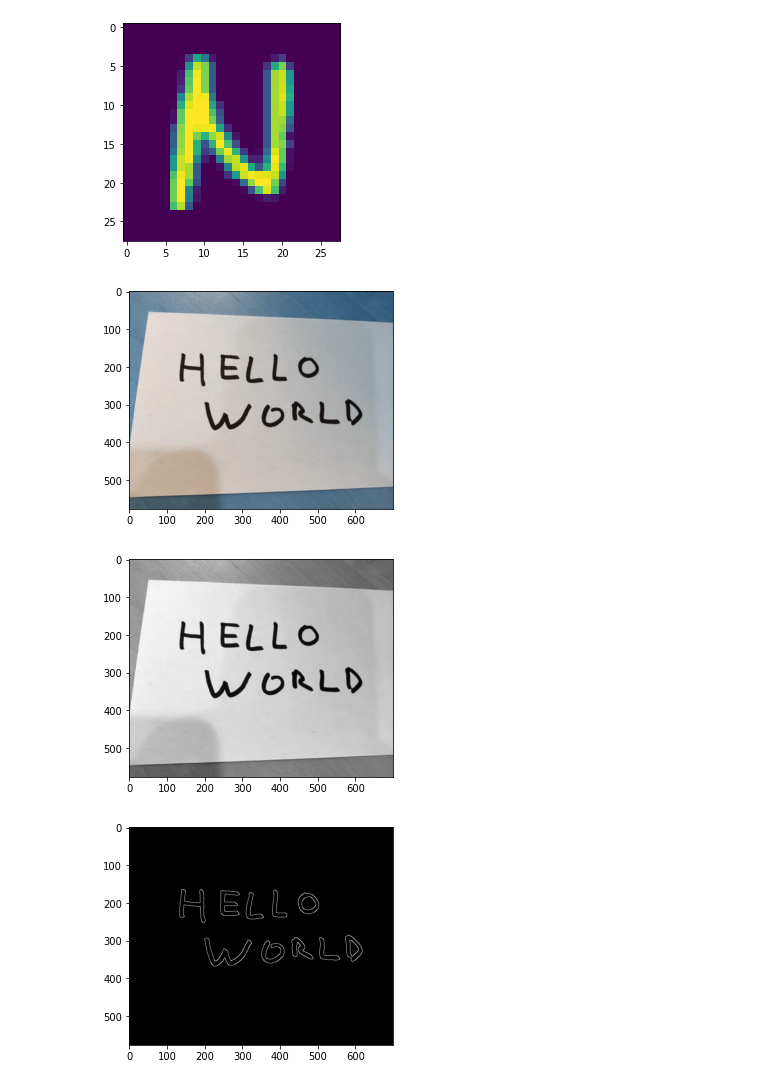
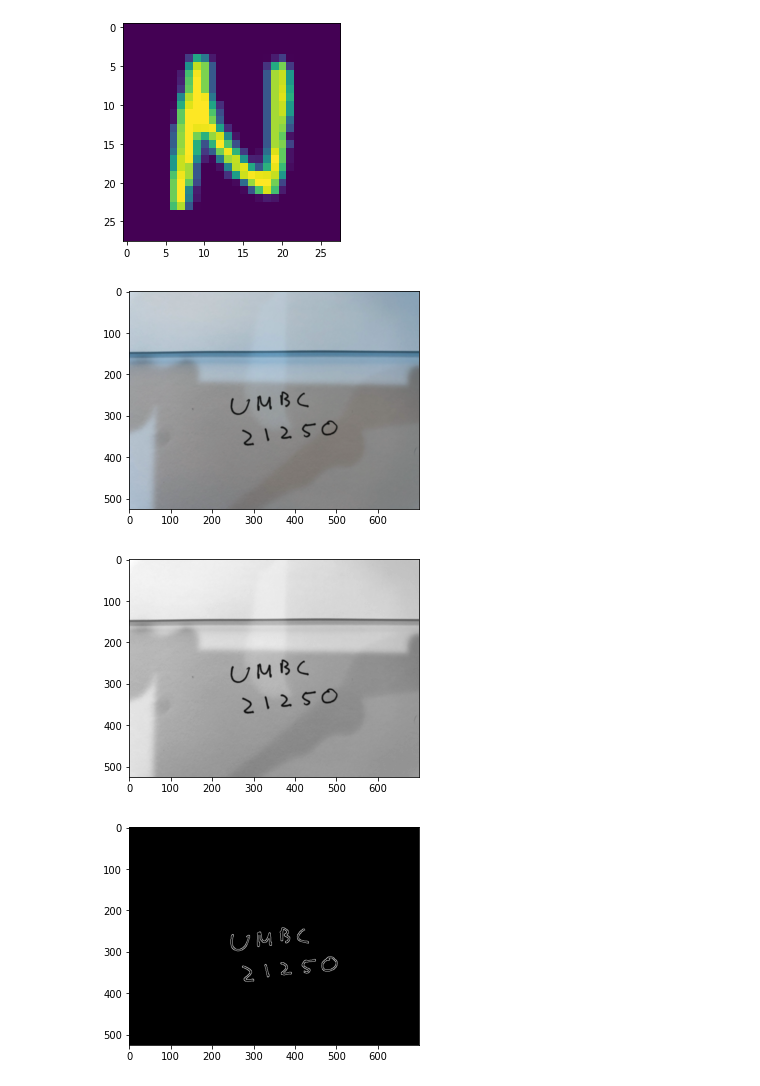
Before and after one commit to PN-picsell/ia_cloud, a Jupyter notebook: FRANTZ_Corentin/tp3_wordDetection/main.ipynb, the cells around one changed output. Saved outputs shown, nothing was run; the diff lists cells and outputs as text; code cells hidden in the pictures.

```diff
--- a/FRANTZ_Corentin/tp3_wordDetection/main.ipynb
+++ b/FRANTZ_Corentin/tp3_wordDetection/main.ipynb
@@ -272,13 +259,13 @@ plt.imshow(X_test[77])
 <matplotlib.image.AxesImage at 0x...>
 [figure]
 # %%
-input_image = cv.imread("hello_world.png")
+input_image = cv.imread("umbc_zipcode.png")
 convolImage = cv.filter2D(input_image, -1, box_kernel)
 
 plt.imshow(convolImage)
 plt.show()
 # %% [output]
-[figure, old version]
+[figure, new version]
 # %%
 # cv.cvtcolor supprime la dimension couleur de l'image donc image est en noir et blanc
 imgray = cv.cvtColor(convolImage, cv.COLOR_BGR2GRAY)
@@ -287,7 +274,7 @@ imgray = cv.cvtColor(convolImage, cv.COLOR_BGR2GRAY)
 plt.imshow(imgray, cmap='gray')
 plt.show()
 # %% [output]
-[figure, old version]
+[figure, new version]
 # %%
 # cv.Canny permet d'appliquer des filtres sur l'image
 edges = cv.Canny(imgray, 400, 255)
@@ -297,7 +284,7 @@ contours, hierarchy = cv.findContours(edges, cv.RETR_EXTERNAL, cv.CHAIN_APPROX_S
 plt.imshow(edges,cmap='gray')
 plt.show()
 # %% [output]
-[figure, old version]
+[figure, new version]
 # %%
 img = cv.drawContours(imgray, contours, -1, (0, 255,75), 2)
 plt.imshow(img, cmap='gray')
```
Also changed, not shown: parts of 8 cells of this notebook.
